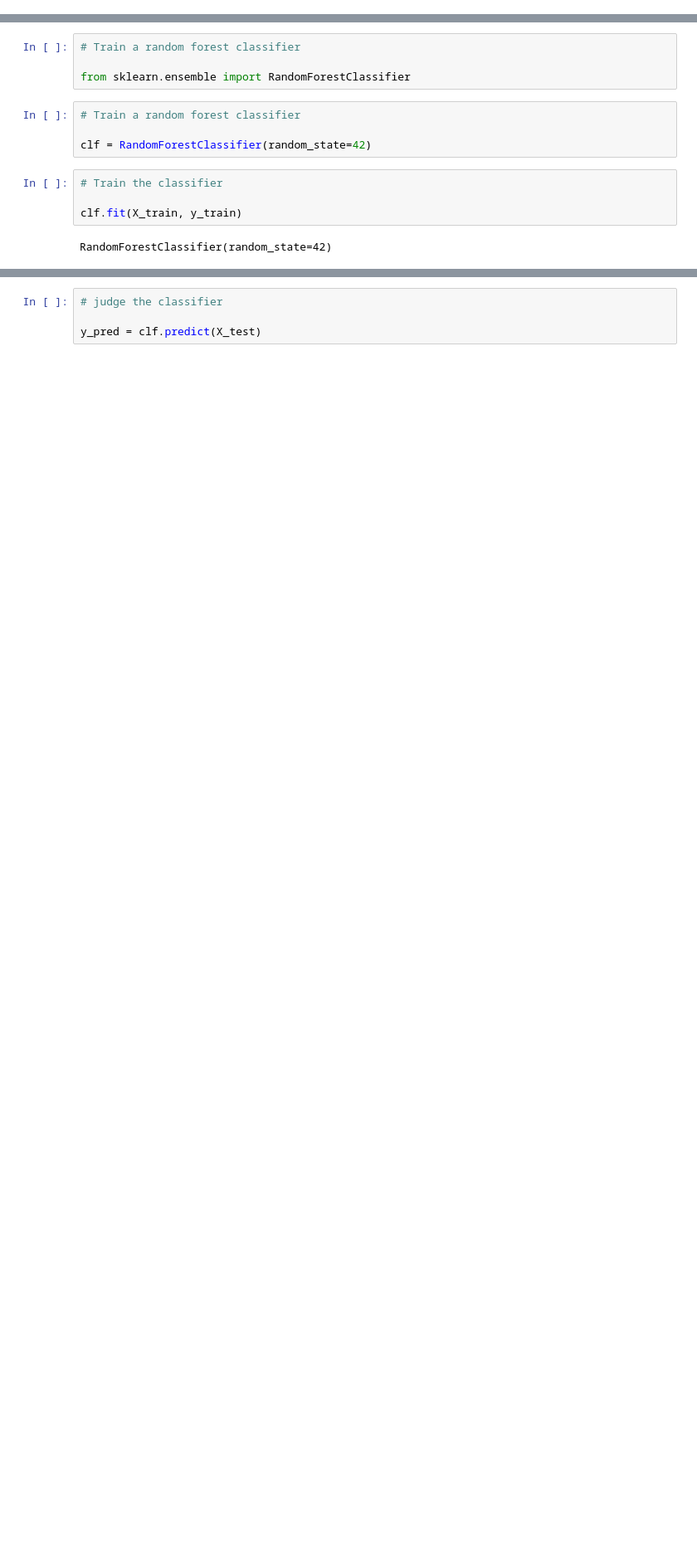
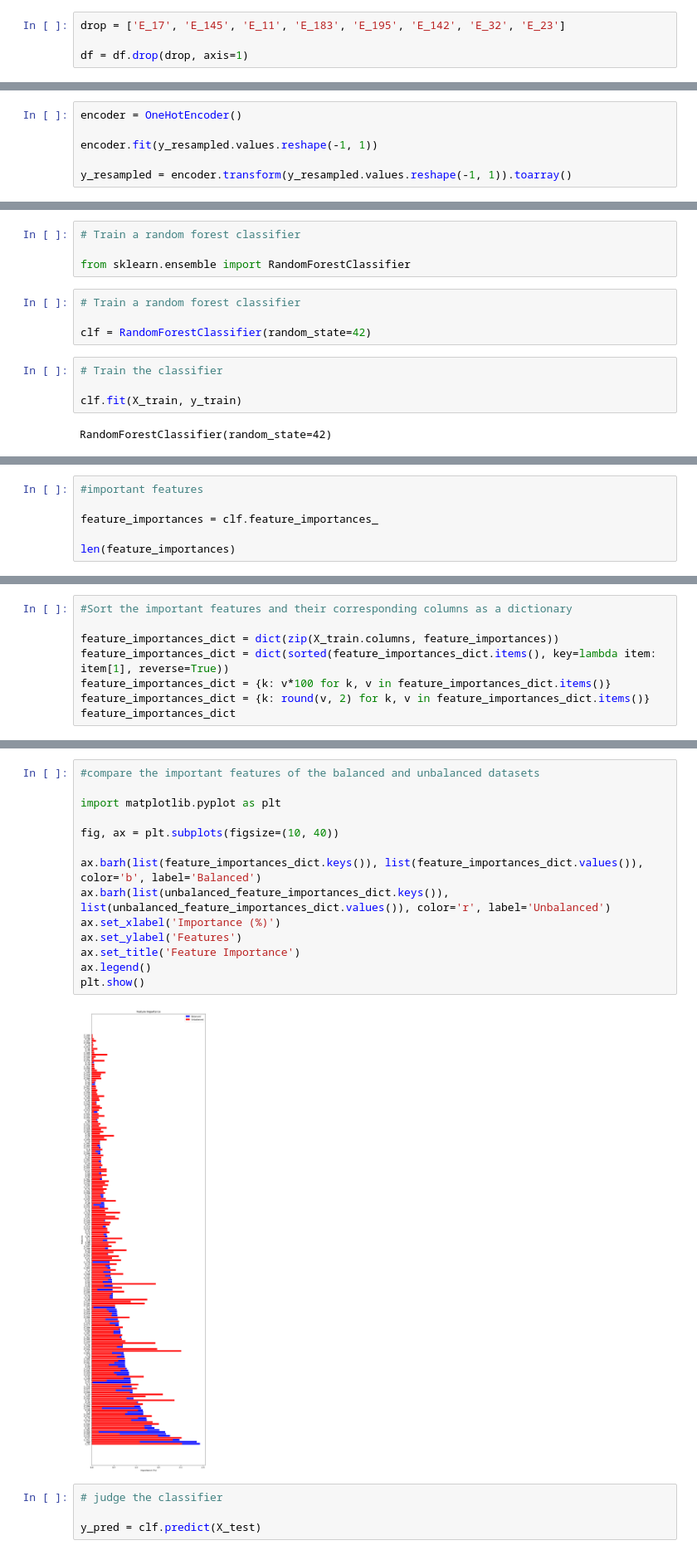
Before and after one commit to antil-samarth/Disease-prediction, a Jupyter notebook: balancing.ipynb, the cells around one changed output, grey strips where cells are left out. Shown at 83% size. Cells and saved outputs as stored; diff of their text form; blank space fills up the shorter version.

```diff
--- a/balancing.ipynb
+++ b/balancing.ipynb
@@ -5,3 +5,7 @@ df = pd.read_csv('Data/processed/processed+features.csv')
+# %%
+drop = ['E_17', 'E_145', 'E_11', 'E_183', 'E_195', 'E_142', 'E_32', 'E_23']
+
+df = df.drop(drop, axis=1)
 # %%
 df.head()
 # %% [output]
@@ -56,3 +91,9 @@ len(y_resampled)
+# %%
+encoder = OneHotEncoder()
+
+encoder.fit(y_resampled.values.reshape(-1, 1))
+
+y_resampled = encoder.transform(y_resampled.values.reshape(-1, 1)).toarray()
 # %%
 # Split the data into training and test sets
 from sklearn.model_selection import train_test_split
@@ -74,0 +128,6 @@ RandomForestClassifier(random_state=42)
+# %%
+#important features
+
+feature_importances = clf.feature_importances_
+
+len(feature_importances)
@@ -74,0 +136,8 @@ RandomForestClassifier(random_state=42)
+# %%
+#Sort the important features and their corresponding columns as a dictionary
+
+feature_importances_dict = dict(zip(X_train.columns, feature_importances))
+feature_importances_dict = dict(sorted(feature_importances_dict.items(), key=lambda item: item[1], reverse=True))
+feature_importances_dict = {k: v*100 for k, v in feature_importances_dict.items()}
+feature_importances_dict = {k: round(v, 2) for k, v in feature_importances_dict.items()}
+feature_importances_dict
@@ -75,3 +371,19 @@ RandomForestClassifier(random_state=42)
+# %%
+#compare the important features of the balanced and unbalanced datasets
+
+import matplotlib.pyplot as plt
+
+fig, ax = plt.subplots(figsize=(10, 40))
+
+ax.barh(list(feature_importances_dict.keys()), list(feature_importances_dict.values()), color='b', label='Balanced')
+ax.barh(list(unbalanced_feature_importances_dict.keys()), list(unbalanced_feature_importances_dict.values()), color='r', label='Unbalanced')
+ax.set_xlabel('Importance (%)')
+ax.set_ylabel('Features')
+ax.set_title('Feature Importance')
+ax.legend()
+plt.show()
+# %% [output]
+[figure, added]
 # %%
 # judge the classifier
 
```
Also changed, not shown: parts of 24 cells of this notebook, 4 other files.
